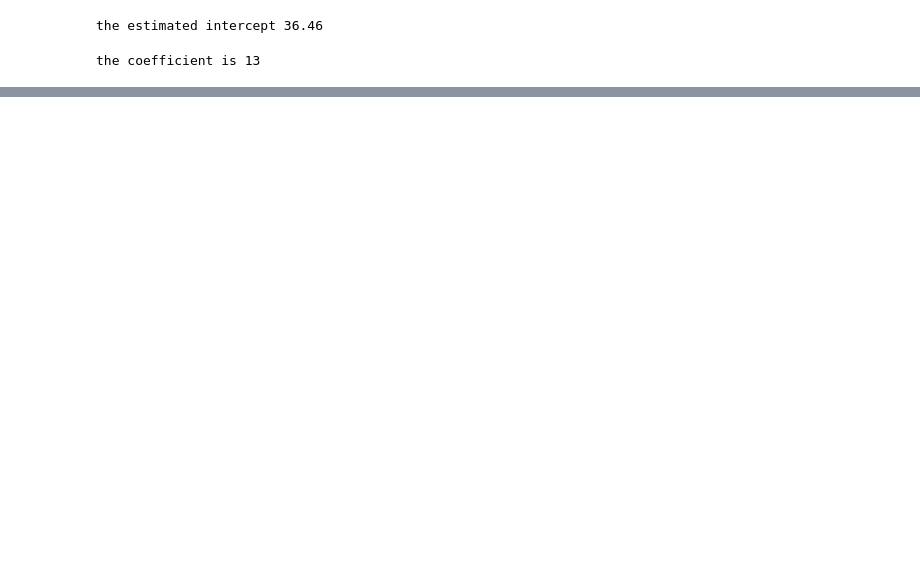
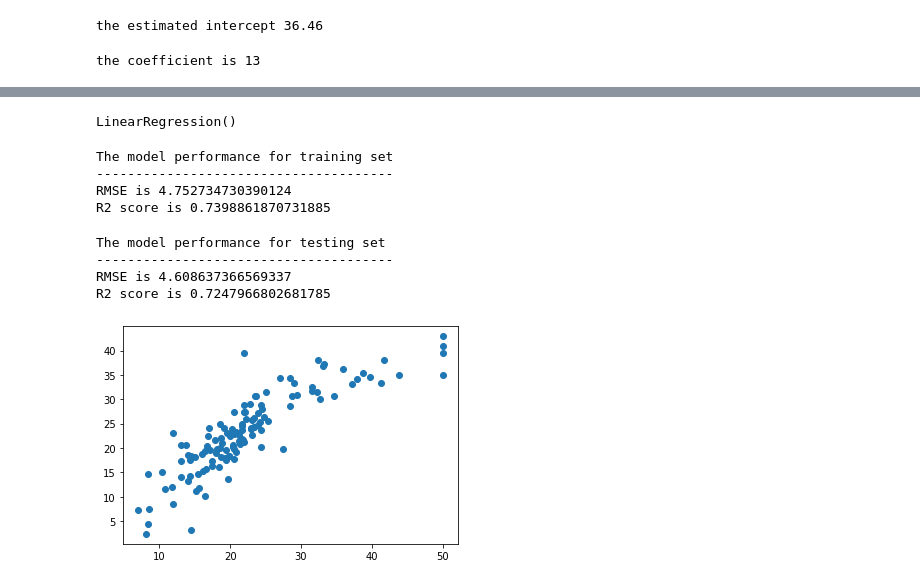
Before and after one commit to Meiyi-Wu/blooket-hack, a Jupyter notebook: LinearRegression.ipynb, the cells around one changed output, grey strips where cells are left out. Cells and saved outputs as stored; diff of their text form; code cells hidden in the pictures; blank space fills up the shorter version.

```diff
--- a/LinearRegression.ipynb
+++ b/LinearRegression.ipynb
@@ -147,8 +147,2 @@ sns.heatmap(data = correlation_matrix, annot=True)
 X_features = boston_dataset.data
 Y_target = boston_dataset.target
-# %%
-#import linear model --the estimator
-from sklearn.linear_model import LogisticRegression
-lineReg = LinearRegression()
-#fit the data into the estimator
-lineReg.fit(X_features,Y_target)
@@ -164,3 +156,8 @@ the estimated intercept 36.46
 print('the coefficient is %d' %len(lineReg.coef_))
 # %% [output]
 the coefficient is 13
+# %%
+# train model split the whole dataset into train and test datasets
+from sklearn.model_selection import train_test_split
+X_train, X_test, Y_train, Y_test = train_test_split(X_features,Y_target)
+print(X_train,X_test,Y_train,Y_test)
@@ -166,0 +187,4 @@ the coefficient is 13
+# %%
+lineReg.fit(X_train,Y_train)
+# %% [output]
+LinearRegression()
@@ -166,0 +197,37 @@ the coefficient is 13
+# %%
+r2=r2_score(Y_train,y_train_predict)
+print("The model performance for training set")
+print("--------------------------------------")
+print('RMSE is {}'.format(rmse))
+print('R2 score is {}'.format (r2))
+print("\n")
+# %% [output]
+The model performance for training set
+--------------------------------------
+RMSE is 4.752734730390124
+R2 score is 0.7398861870731885
+# %%
+# model evaluation for testing set
+y_test_predict = lineReg.predict(X_test)
+# root mean square error of the model
+rmse = (np.sqrt(mean_squared_error(Y_test, y_test_predict)))
+
+# r-squared score of the model
+r2 = r2_score(Y_test, y_test_predict)
+
+print("The model performance for testing set")
+print("--------------------------------------")
+print('RMSE is {}'.format(rmse))
+print('R2 score is {}'.format(r2))
+# %% [output]
+The model performance for testing set
+--------------------------------------
+RMSE is 4.608637366569337
+R2 score is 0.7247966802681785
+# %%
+# plotting the y_test vs y_pred
+# ideally should have been a straight line
+plt.scatter(Y_test, y_test_predict)
+plt.show()
+# %% [output]
+[figure, added]
```
Also changed, not shown: parts of 8 cells of this notebook.
